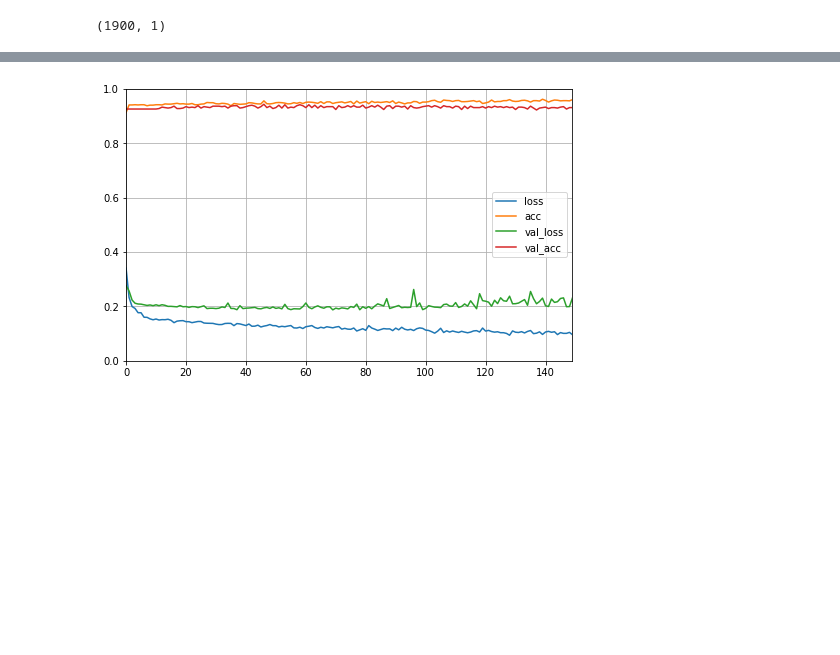
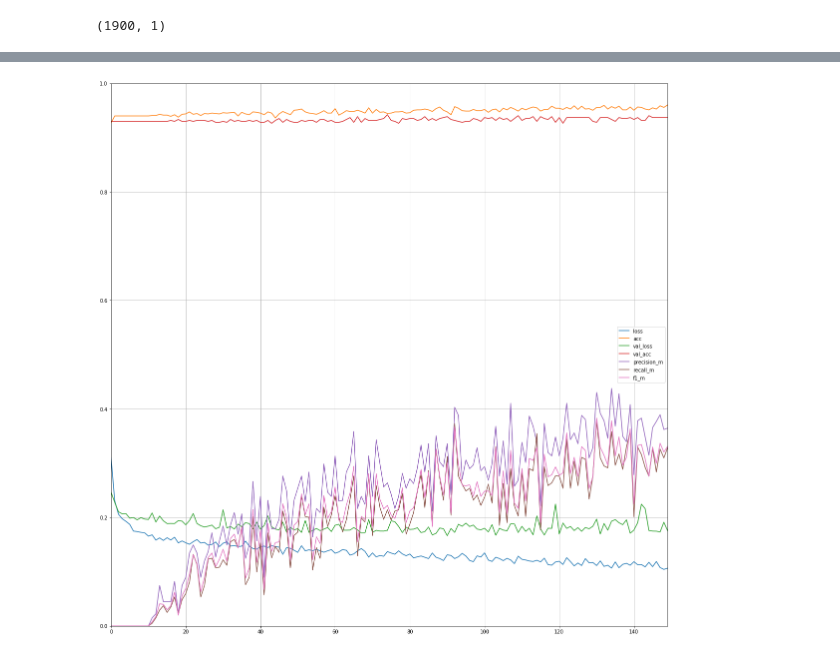
Before and after one commit to LilInformat/UofT-3253-OzoneAnalysis, a Jupyter notebook: OzoneNotebook.ipynb, the cells around one changed output, grey strips where cells are left out. Cells and saved outputs as stored; diff of their text form; code cells hidden in the pictures; blank space fills up the shorter version.

```diff
--- a/OzoneNotebook.ipynb
+++ b/OzoneNotebook.ipynb
@@ -459,8 +459,8 @@ import tensorflow as tf
 from tensorflow import keras
 from tensorflow.python.keras.layers import Dense, Dropout
 from tensorflow.python.keras import Sequential
-from tensorflow.keras.optimizers import Nadam
-
+from tensorflow.python.keras.optimizers import Nadam
+from tensorflow.python.keras.callbacks import EarlyStopping, ModelCheckpoint
 model = Sequential([
     Dense(36, activation='relu'),
     Dropout(0.2),
@@ -469,9 +469,11 @@ model = Sequential([
     Dense(1, activation='sigmoid')
 ])
 
-model.compile(loss='binary_crossentropy', optimizer='adam',metrics=['accuracy'])
+earlyStopping = EarlyStopping(monitor='val_loss', patience=10, verbose=0, mode='min')
+mcp_save = ModelCheckpoint('.mdl_wts.hdf5', save_best_only=True, monitor='val_loss', mode='min')
+
+model.compile(loss='binary_crossentropy', optimizer='adam',metrics=['accuracy',f1_m, precision_m,recall_m], callback=[earlyStopping,mcp_save])
 y_train_N = np.asarray(y_train).reshape(-1,1)
-y_train_N.shape
 # %% [output]
 (1900, 1)
 # %%
@@ -498,6 +500,7 @@ Epoch 150/150
 # %%
-pd.DataFrame(history.history).plot(figsize=(8, 5))
+subset = {x: history.history[x] for x in ['loss','acc','val_loss','val_acc','precision_m','recall_m','f1_m'] if x in history.history}
+pd.DataFrame(subset).plot(figsize=(20, 20))
 plt.grid(True)
 plt.gca().set_ylim(0, 1);
 # %% [output]
-[figure, old version]
+[figure, new version]
```
Also changed, not shown: parts of 14 cells of this notebook.
